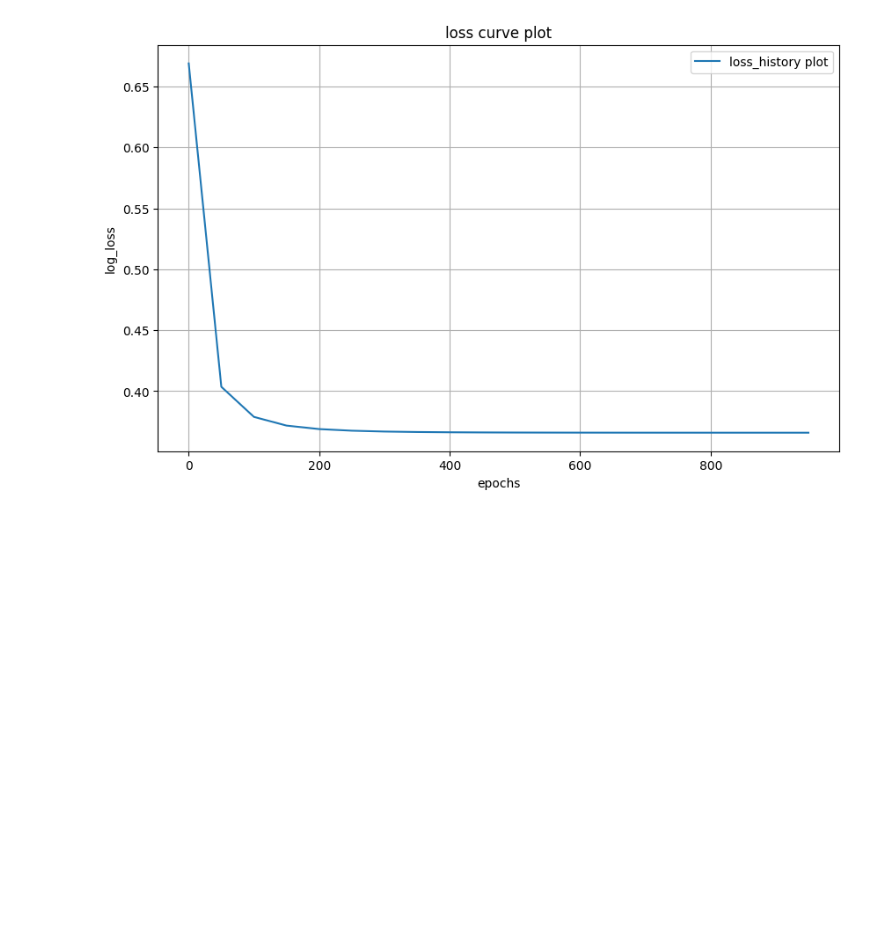
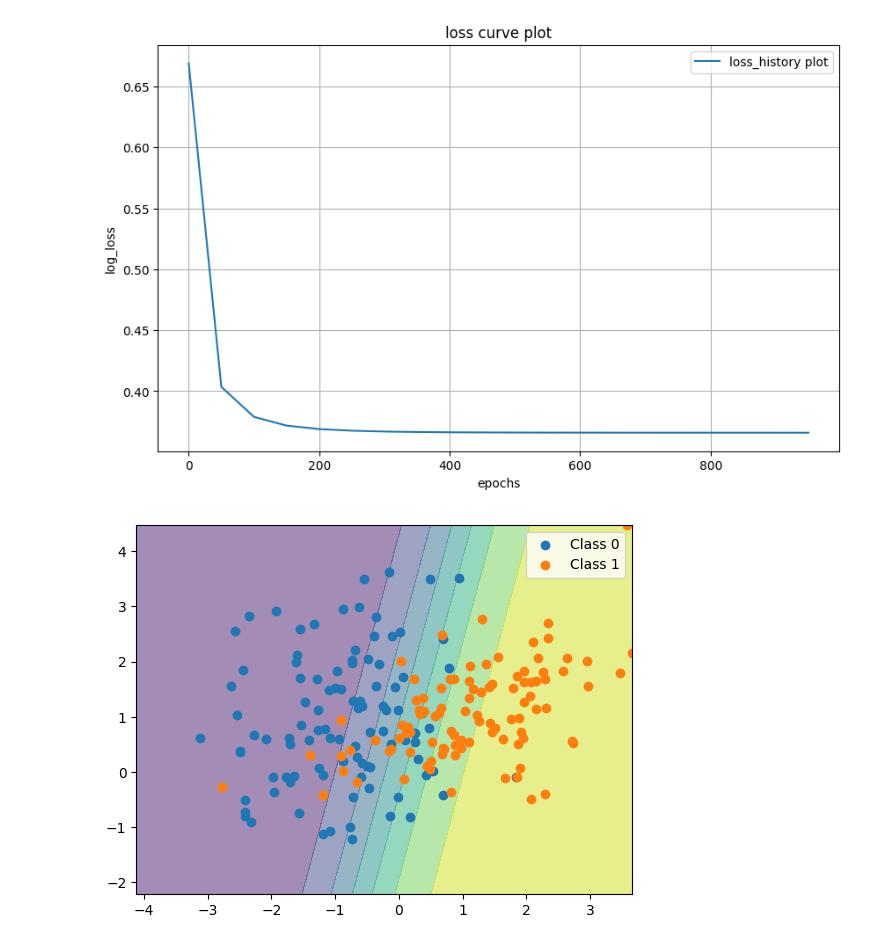
Before and after one commit to MastanSV/ai-engineering-journey, a Jupyter notebook: daily-notebooks/week-03/06-logistic-from-scratch.ipynb, the cells around one changed output. Cells and saved outputs as stored; diff of their text form; code cells hidden in the pictures; blank space fills up the shorter version.

```diff
--- a/daily-notebooks/week-03/06-logistic-from-scratch.ipynb
+++ b/daily-notebooks/week-03/06-logistic-from-scratch.ipynb
@@ -132,3 +132,32 @@ plt.legend()
 plt.show()
 # %% [output]
 [figure]
+# %%
+x1_range = np.linspace(X[:,0].min() - 1, X[:, 0].max(), 200)
+x2_range = np.linspace(X[:, 1].min() -1, X[:,1].max(), 200)
+
+xx1, xx2 = np.meshgrid(x1_range, x2_range)
+
+grid = np.c_[xx1.ravel(), xx2.ravel()]
+
+z = grid @ w + b
+preds = sigmoid(z)
+
+Z = preds.reshape(xx1.shape)
+
+# contour plot
+plt.contourf(xx1, xx2, Z, alpha=0.5)
+
+# scatter points
+plt.scatter(X[y == 0, 0],
+            X[y == 0, 1],
+            label='Class 0')
+
+plt.scatter(X[y == 1, 0],
+            X[y == 1, 1],
+            label='Class 1')
+
+plt.legend()
+plt.show()
+# %% [output]
+[figure, added]
```
